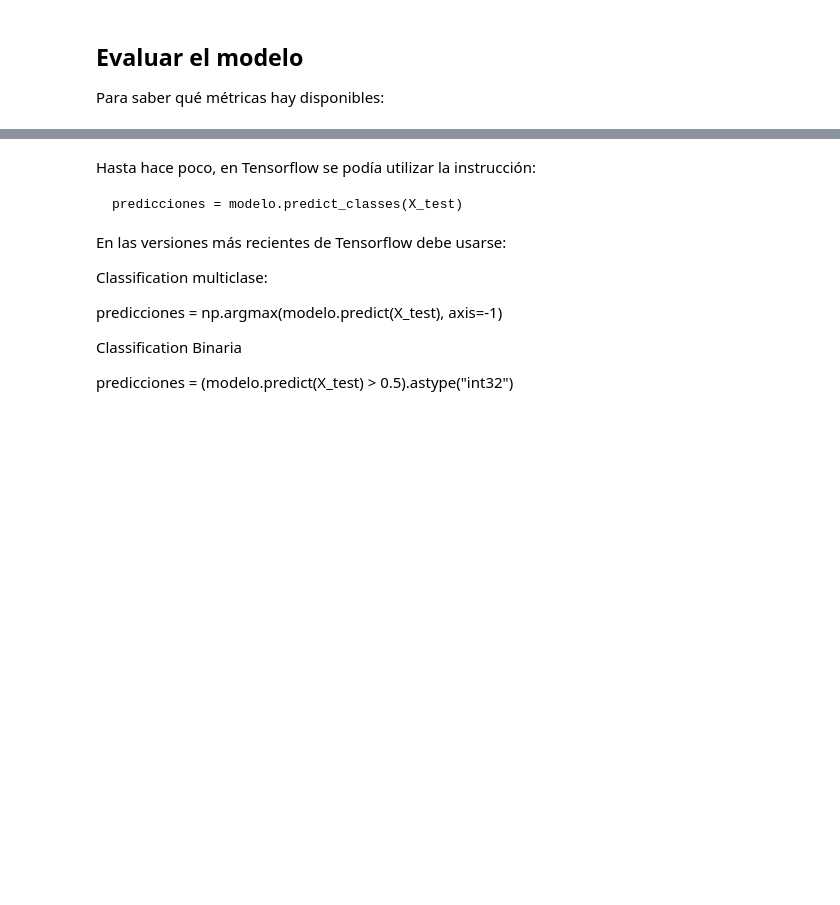
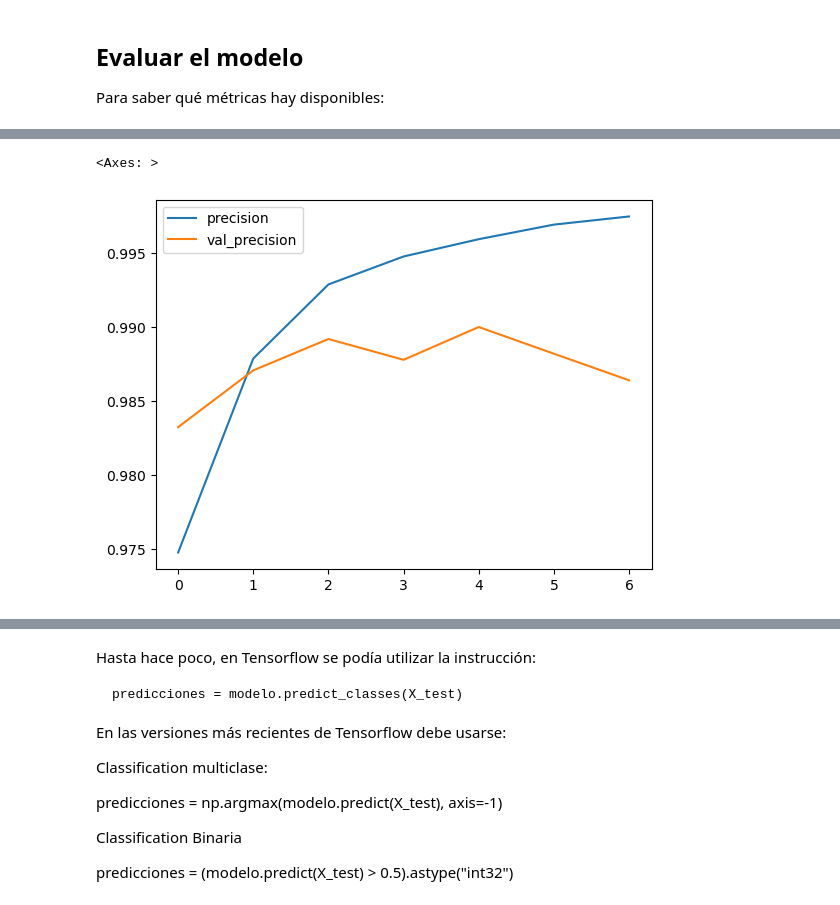
Before and after one commit to markalbrand56/DataScience-Laboratorio-2, a Jupyter notebook: CNN-MNIST.ipynb, the cells around one changed output, grey strips where cells are left out. Saved outputs shown, nothing was run; the diff lists cells and outputs as text; code cells hidden in the pictures; blank space fills up the shorter version.

```diff
--- a/CNN-MNIST.ipynb
+++ b/CNN-MNIST.ipynb
@@ -289,3 +317,8 @@ metricas[['loss', 'val_loss']].plot()
+# %%
+metricas[['precision', 'val_precision']].plot()
+# %% [output]
+<Axes: >
+[figure, added]
 # %%
 print(modelo.metrics_names)
 print(modelo.evaluate(X_test, y_cat_test, verbose = 0))
```
Also changed, not shown: parts of 25 cells of this notebook.
